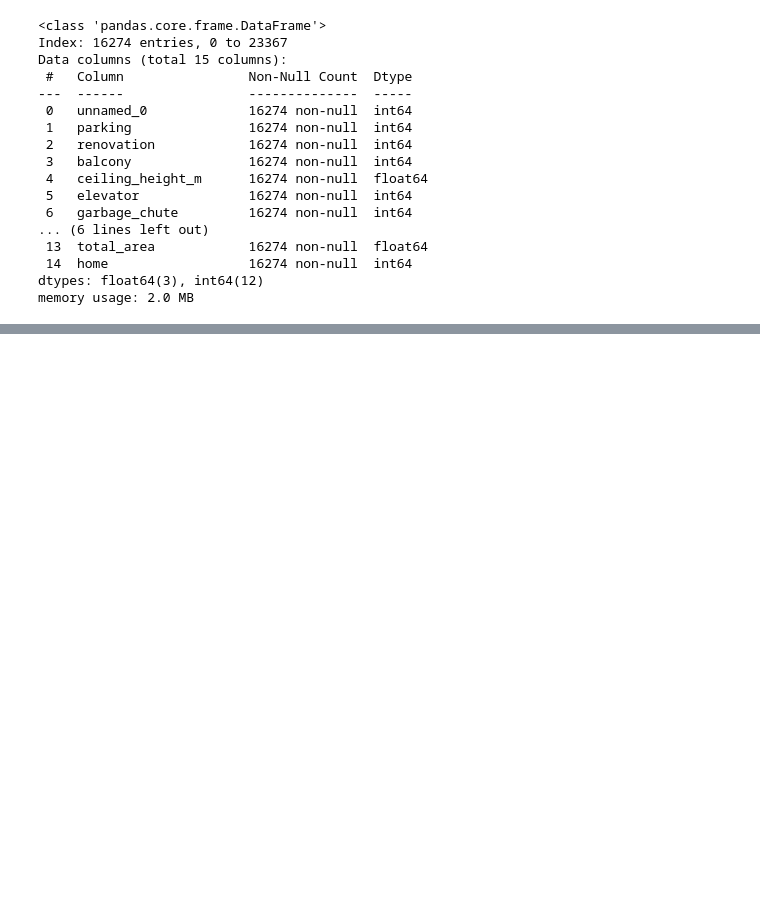
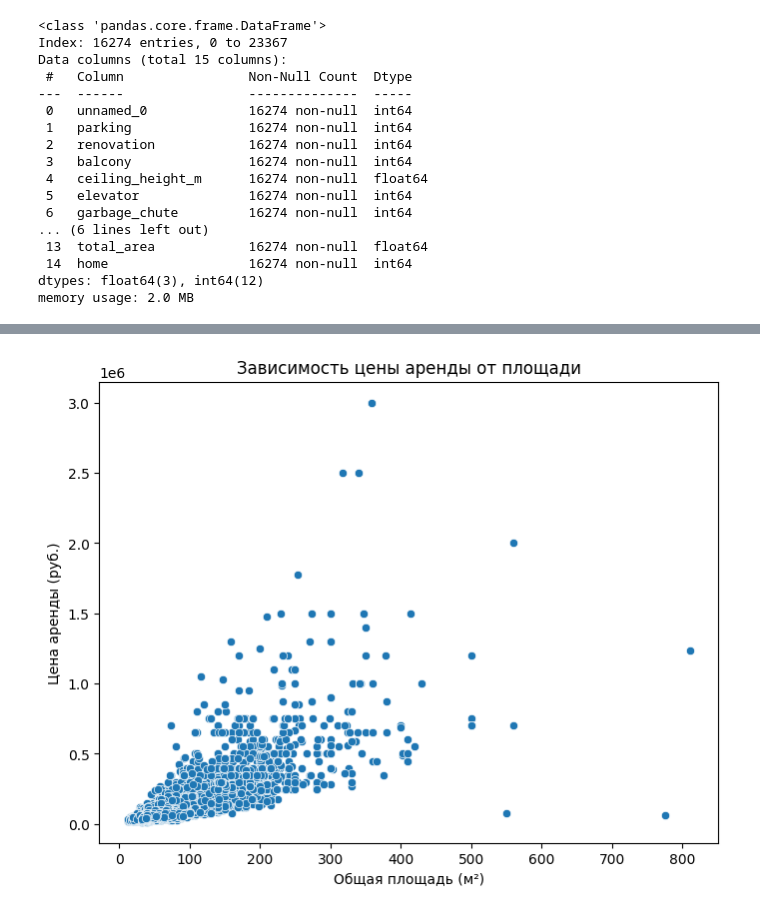
Before and after one commit to Ziiarat/project, a Jupyter notebook: preprocessing.ipynb, the cells around one changed output, grey strips where cells are left out. Drawn from its saved outputs; the diff is of its cells as text; code cells hidden in the pictures; blank space fills up the shorter version.

```diff
--- a/preprocessing.ipynb
+++ b/preprocessing.ipynb
@@ -419,0 +463,10 @@ rent_df.to_csv('gz_data.csv', index=False)
+# %%
+# Диаграмма рассеяния: цена аренды vs площадь
+plt.figure(figsize=(8, 6))
+sns.scatterplot(x='total_area', y='price_', data=rent_df)
+plt.title('Зависимость цены аренды от площади')
+plt.xlabel('Общая площадь (м²)')
+plt.ylabel('Цена аренды (руб.)')
+plt.show()
+# %% [output]
+[figure, added]
```
Also changed, not shown: parts of 6 cells of this notebook.
